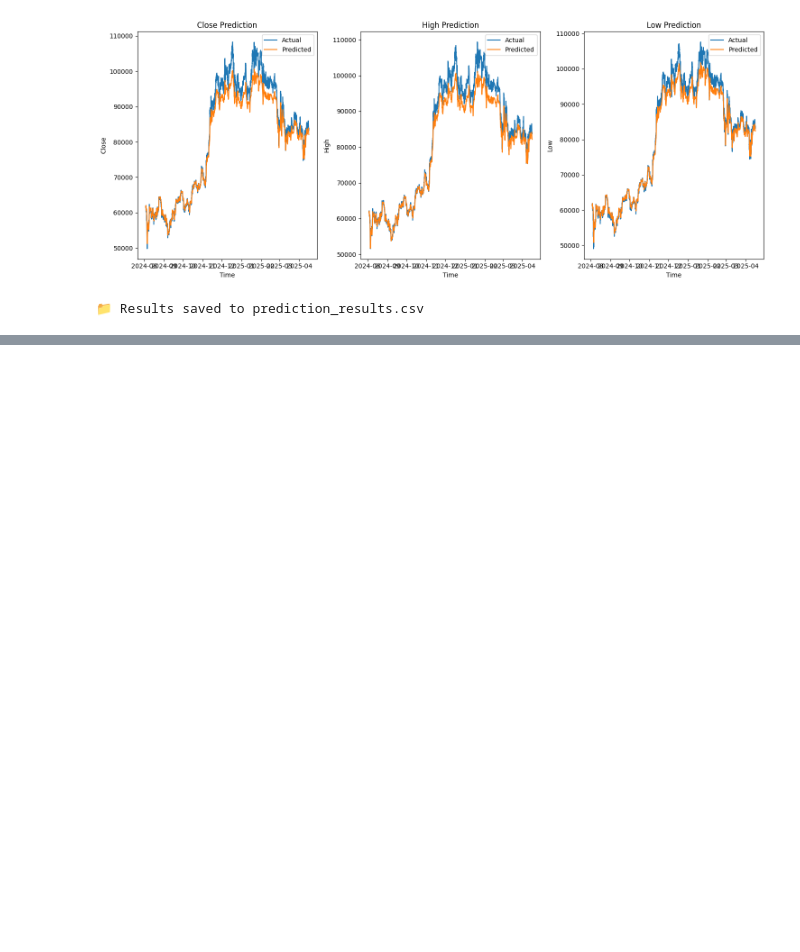
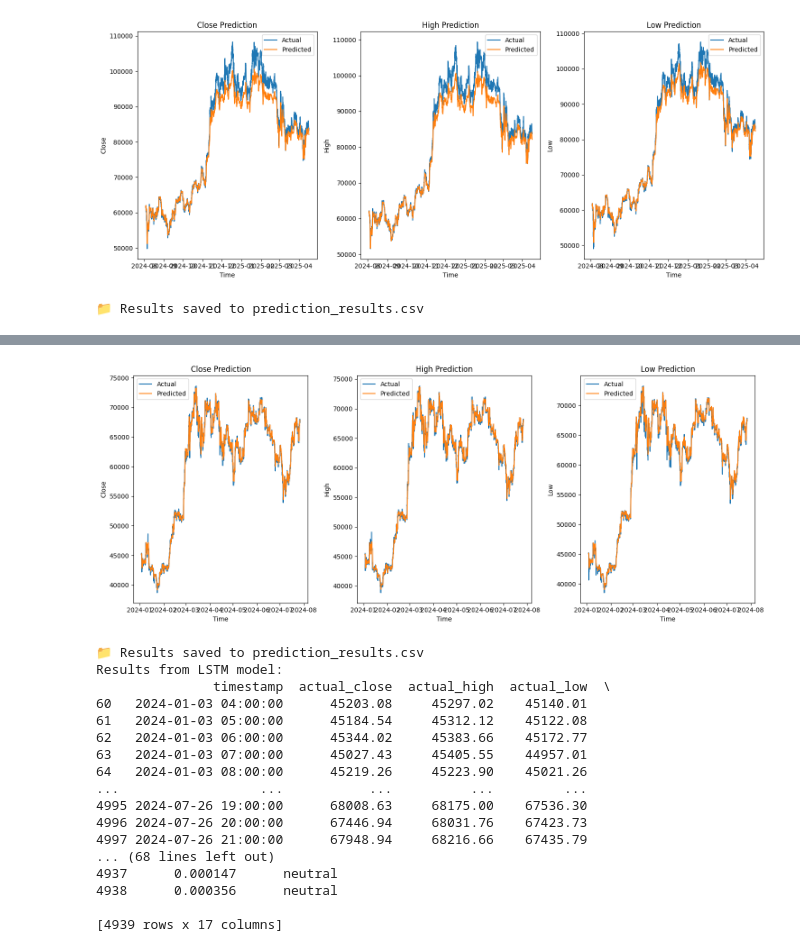
Before and after one commit to JinTao0813/um-hackathon-budget-gang, a Jupyter notebook: lstm_test.ipynb, the cells around one changed output, grey strips where cells are left out. Cells and saved outputs as stored; diff of their text form; code cells hidden in the pictures; blank space fills up the shorter version.

```diff
--- a/lstm_test.ipynb
+++ b/lstm_test.ipynb
@@ -280,0 +435,5 @@ Epoch 7/10
+# %%
+from Backtesting.strategies.metaFusionStrategy import MetaFusionStrategy
+import pandas as pd
+
+mfs = MetaFusionStrategy('datasets/BTC-USD_1h_Training_data.csv')
@@ -280,0 +475,3 @@ Epoch 7/10
+# %%
+mfs.preprocess_data('datasets/BTC-USD_1h_Training_data.csv')
+# %% [output]
@@ -280,0 +497,18 @@ Epoch 7/10
+[figure, added]
+📁 Results saved to prediction_results.csv
+Results from LSTM model:
+               timestamp  actual_close  actual_high  actual_low  \
+60   2024-01-03 04:00:00      45203.08     45297.02    45140.01
+61   2024-01-03 05:00:00      45184.54     45312.12    45122.08
+62   2024-01-03 06:00:00      45344.02     45383.66    45172.77
+63   2024-01-03 07:00:00      45027.43     45405.55    44957.01
+64   2024-01-03 08:00:00      45219.26     45223.90    45021.26
+...                  ...           ...          ...         ...
+4995 2024-07-26 19:00:00      68008.63     68175.00    67536.30
+4996 2024-07-26 20:00:00      67446.94     68031.76    67423.73
+4997 2024-07-26 21:00:00      67948.94     68216.66    67435.79
+... (68 lines left out)
+4937      0.000147      neutral
+4938      0.000356      neutral
+
+[4939 rows x 17 columns]
```
Also changed, not shown: parts of 12 cells of this notebook, 7 other files.
